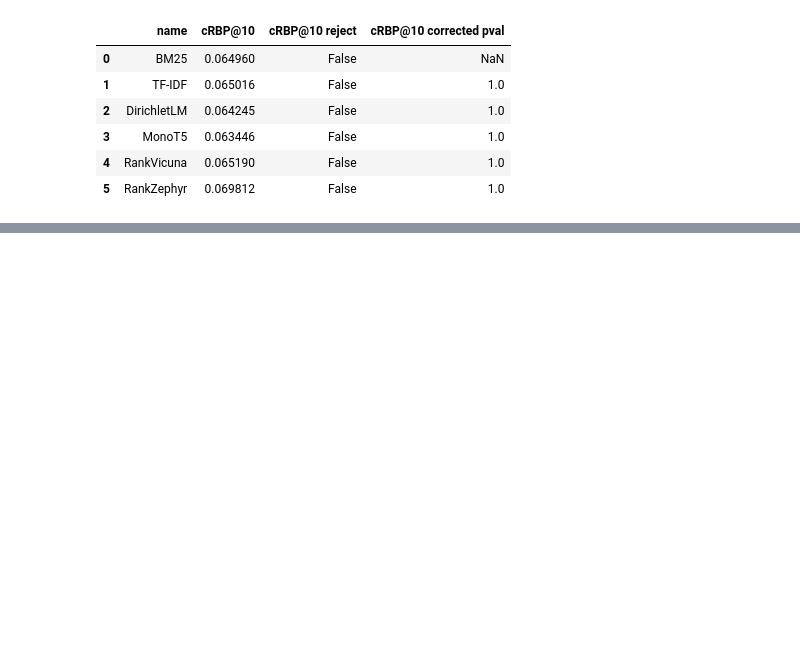
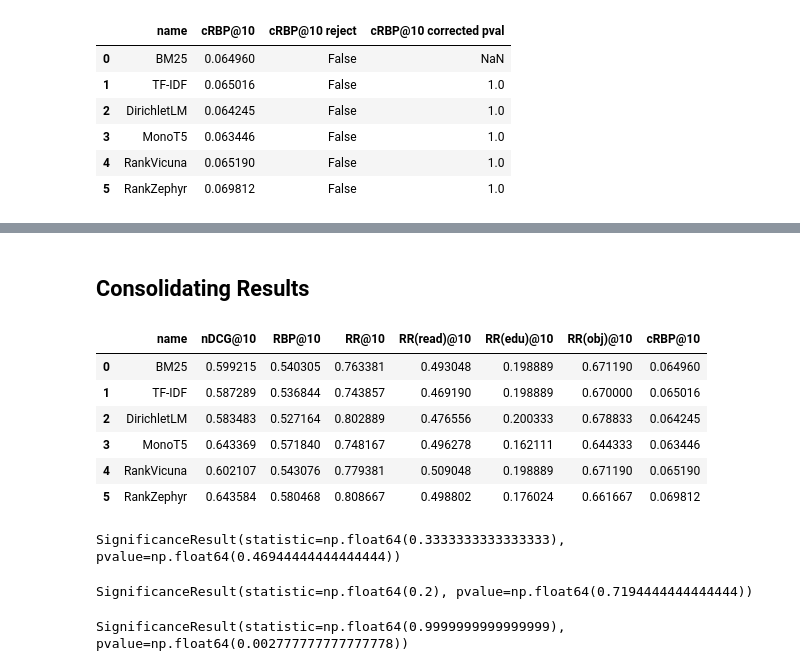
Before and after one commit to SOLandChildren/ChildCenteredEvaluation, a Jupyter notebook: code/evaluation.ipynb, the cells around one changed output, grey strips where cells are left out. Drawn from its saved outputs; the diff is of its cells as text; code cells hidden in the pictures; blank space fills up the shorter version.

Commit message:
Additional statistical analysis

```diff
--- a/code/evaluation.ipynb
+++ b/code/evaluation.ipynb
@@ -544,3 +544,42 @@ kf_rbp_results
 | 3 | MonoT5 | 0.571840 | False | 1.0 | 0.063446 | False | 1.0 |
 | 4 | RankVicuna | 0.543076 | False | 1.0 | 0.065190 | False | 1.0 |
 | 5 | RankZephyr | 0.580468 | False | 1.0 | 0.069812 | False | 1.0 |
+# %% [markdown]
+## Consolidating Results
+# %%
+import pandas as pd
+
+kf_rel_eval = pd.read_csv("results/kid-friend/relevance_eval.csv")[["name", "nDCG@10", "RR@10"]]
+kf_read_eval = pd.read_csv("results/kid-friend/readability_eval.csv")[["name", "RR@10"]].rename({"RR@10": "RR(read)@10"}, axis=1)
+kf_edu_eval = pd.read_csv("results/kid-friend/edu_eval.csv")[["name", "RR@10"]].rename({"RR@10": "RR(edu)@10"}, axis=1)
+kf_obj_eval = pd.read_csv("results/kid-friend/objectivity_eval.csv")[["name", "RR@10"]].rename({"RR@10": "RR(obj)@10"}, axis=1)
+kf_rbp_eval = pd.read_csv("results/kid-friend/rbp_eval.csv")[["name", "RBP@10", "cRBP@10"]]
+kf_eval = kf_rel_eval.merge(kf_read_eval, on="name")
+kf_eval = kf_eval.merge(kf_edu_eval, on="name")
+kf_eval = kf_eval.merge(kf_obj_eval, on="name")
+kf_eval = kf_eval.merge(kf_rbp_eval, on="name")
+kf_eval = kf_eval[["name", "nDCG@10", "RBP@10", "RR@10", "RR(read)@10", "RR(edu)@10", "RR(obj)@10", "cRBP@10"]]
+kf_eval.to_csv("results/kid-friend/eval_consolidated.csv", index=False)
+kf_eval
+# %% [output]
+|  | name | nDCG@10 | RBP@10 | RR@10 | RR(read)@10 | RR(edu)@10 | RR(obj)@10 | cRBP@10 |
+| 0 | BM25 | 0.599215 | 0.540305 | 0.763381 | 0.493048 | 0.198889 | 0.671190 | 0.064960 |
+| 1 | TF-IDF | 0.587289 | 0.536844 | 0.743857 | 0.469190 | 0.198889 | 0.670000 | 0.065016 |
+| 2 | DirichletLM | 0.583483 | 0.527164 | 0.802889 | 0.476556 | 0.200333 | 0.678833 | 0.064245 |
+| 3 | MonoT5 | 0.643369 | 0.571840 | 0.748167 | 0.496278 | 0.162111 | 0.644333 | 0.063446 |
+| 4 | RankVicuna | 0.602107 | 0.543076 | 0.779381 | 0.509048 | 0.198889 | 0.671190 | 0.065190 |
+| 5 | RankZephyr | 0.643584 | 0.580468 | 0.808667 | 0.498802 | 0.176024 | 0.661667 | 0.069812 |
+# %%
+from scipy.stats import kendalltau
+
+kendalltau(kf_eval["nDCG@10"], kf_eval["cRBP@10"])
+# %% [output]
+SignificanceResult(statistic=np.float64(0.3333333333333333), pvalue=np.float64(0.46944444444444444))
+# %%
+kendalltau(kf_eval["nDCG@10"], kf_eval["RR@10"])
+# %% [output]
+SignificanceResult(statistic=np.float64(0.2), pvalue=np.float64(0.7194444444444444))
+# %%
+kendalltau(kf_eval["nDCG@10"], kf_eval["RBP@10"])
+# %% [output]
+SignificanceResult(statistic=np.float64(0.9999999999999999), pvalue=np.float64(0.002777777777777778))
```
Also changed, not shown: parts of 4 cells of this notebook, 3 other files.
